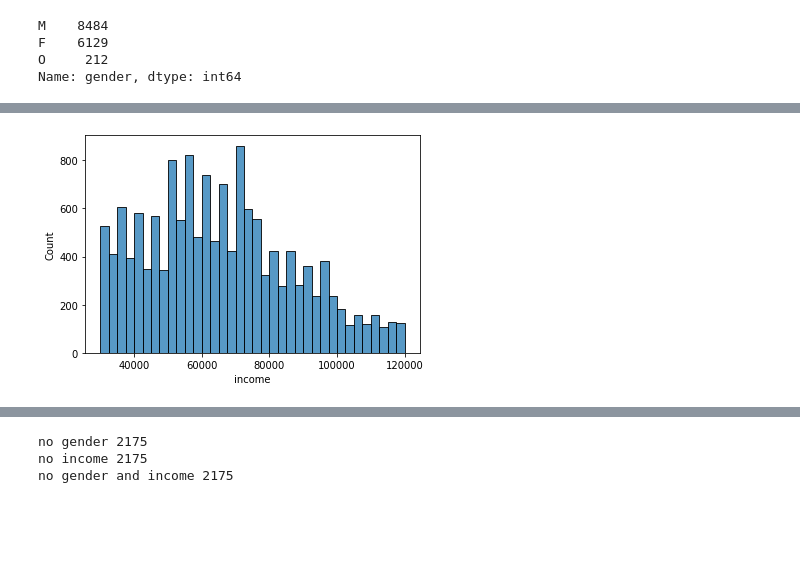
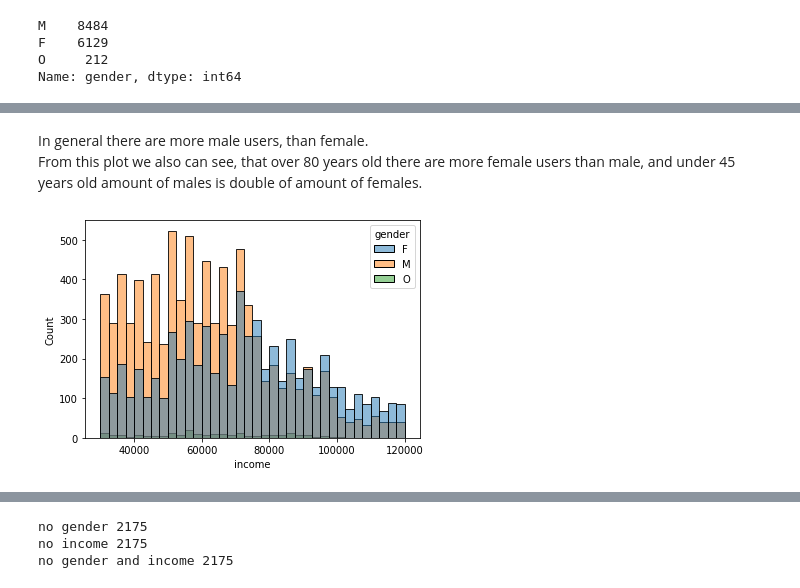
Before and after one commit to natashk/Starbucks-Capstone, a Jupyter notebook: Starbucks_Capstone_notebook.ipynb, the cells around one changed output, grey strips where cells are left out. Drawn from its saved outputs; the diff is of its cells as text; code cells hidden in the pictures; blank space fills up the shorter version.

```diff
--- a/Starbucks_Capstone_notebook.ipynb
+++ b/Starbucks_Capstone_notebook.ipynb
@@ -162,4 +178,7 @@ Name: gender, dtype: int64
+# %% [markdown]
+In general there are more male users, than female.
+From this plot we also can see, that over 80 years old there are more female users than male, and under 45 years old amount of males is double of amount of females.
 # %%
-sns.histplot(data=users, x='income');
+sns.histplot(data=users, x='income', hue='gender');
 # %% [output]
-[figure, old version]
+[figure, new version]
```
Also changed, not shown: parts of 158 cells of this notebook.
